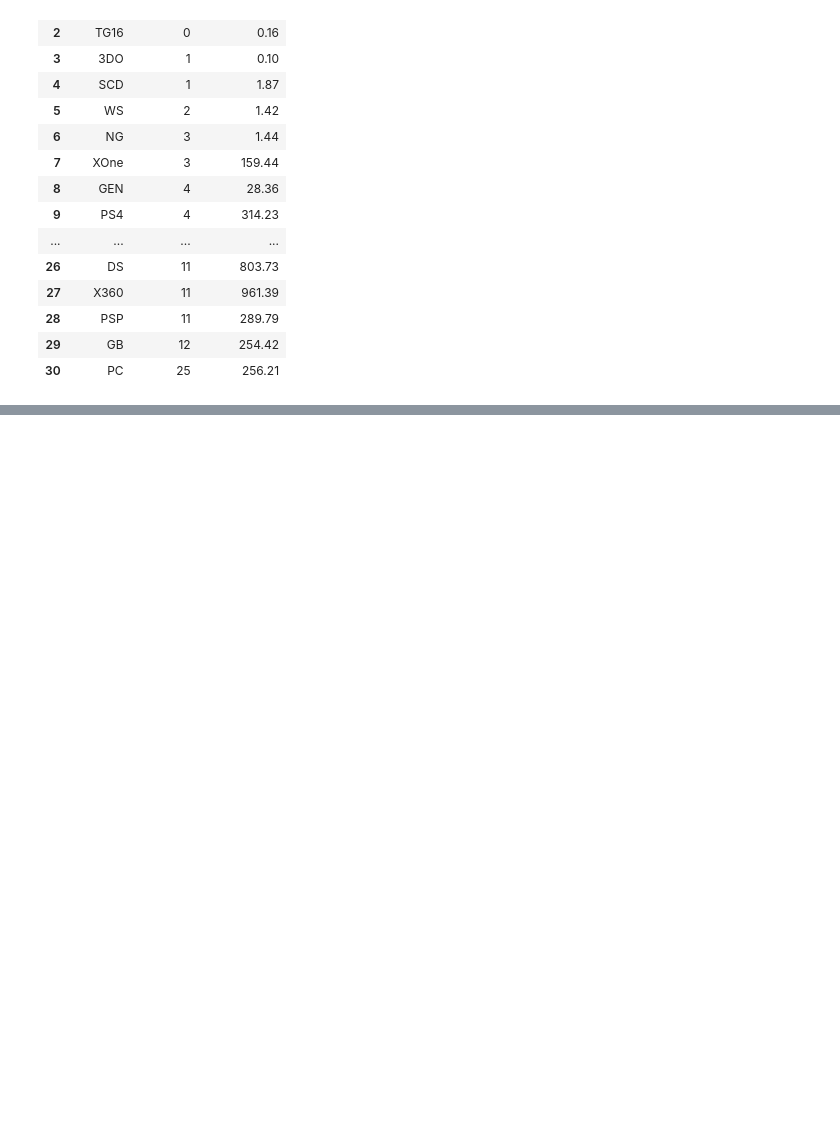
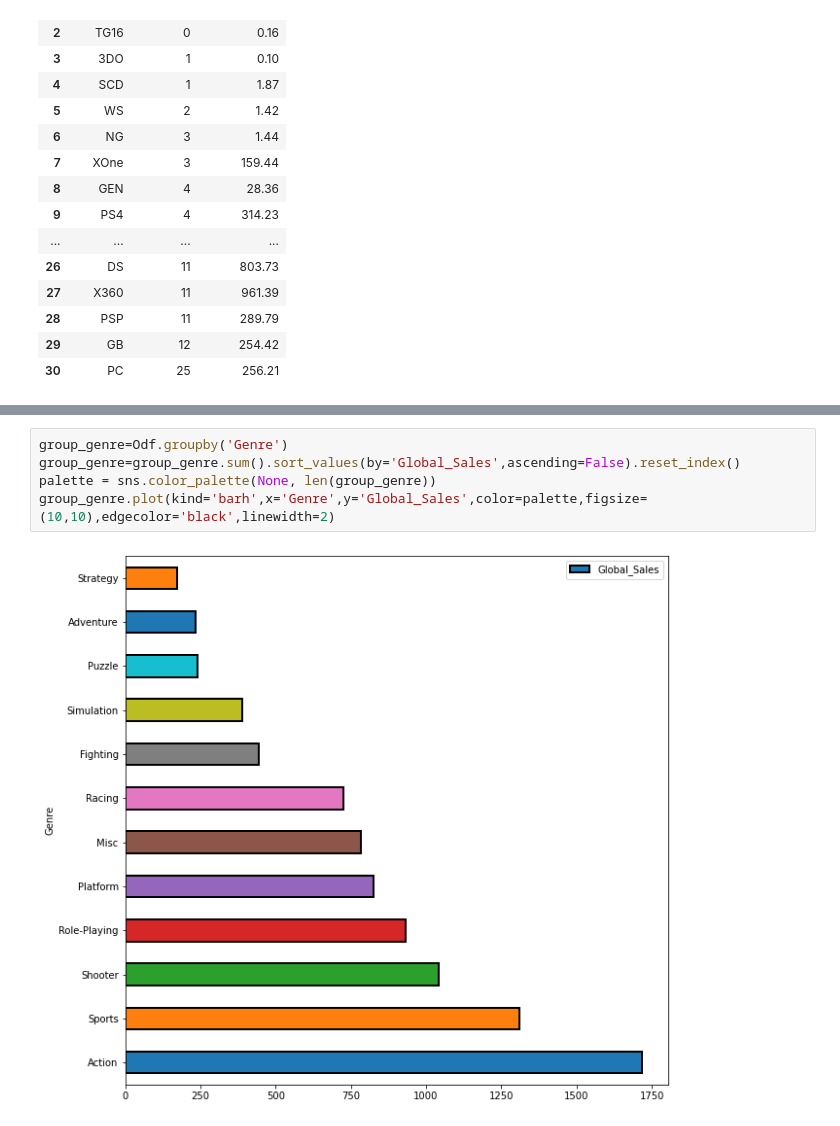
Before and after one commit to MrMrRPG/project_1, a Jupyter notebook: Shan-Folder/project-1.ipynb, the cells around one changed output, grey strips where cells are left out. Drawn from its saved outputs; the diff is of its cells as text; blank space fills up the shorter version.

```diff
--- a/Shan-Folder/project-1.ipynb
+++ b/Shan-Folder/project-1.ipynb
@@ -151,0 +159,7 @@ sum_pd.plot(x='Total Life',y='Global_Sales',kind='scatter',title='Total Global S
+# %%
+group_genre=Odf.groupby('Genre')
+group_genre=group_genre.sum().sort_values(by='Global_Sales',ascending=False).reset_index()
+palette = sns.color_palette(None, len(group_genre))
+group_genre.plot(kind='barh',x='Genre',y='Global_Sales',color=palette,figsize=(10,10),edgecolor='black',linewidth=2)
+# %% [output]
+[figure, added]
```
Also changed, not shown: parts of 12 cells of this notebook.
